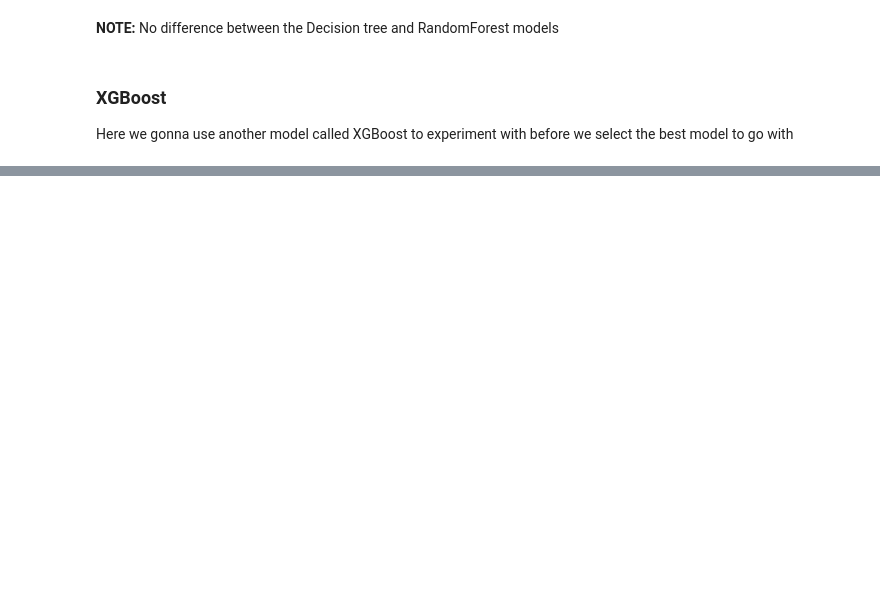
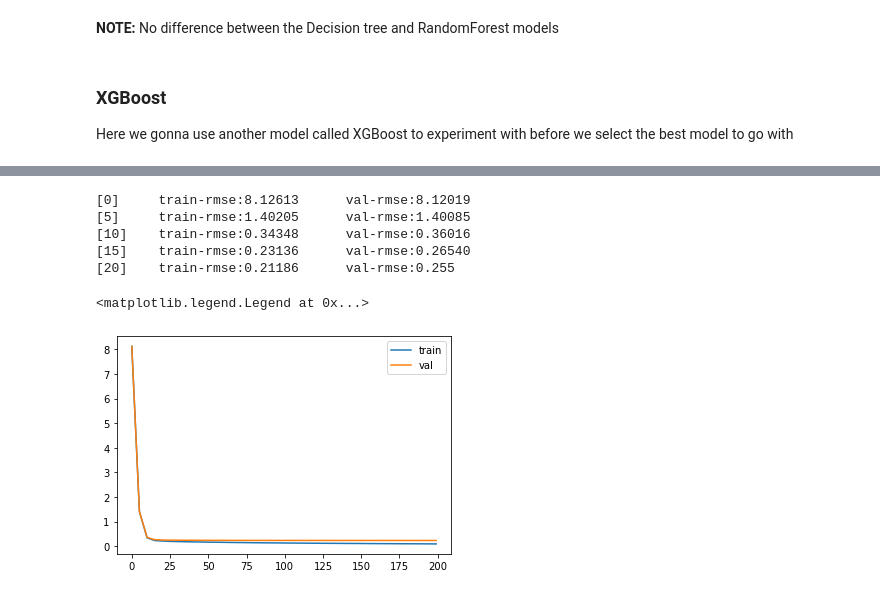
Before and after one commit to DeleMike/house_pricing, a Jupyter notebook: house_pricing.ipynb, the cells around one changed output, grey strips where cells are left out. Drawn from its saved outputs; the diff is of its cells as text; code cells hidden in the pictures; blank space fills up the shorter version.

```diff
--- a/house_pricing.ipynb
+++ b/house_pricing.ipynb
@@ -899,4 +884,4 @@ for d in [5, 10, 15]:
 # %%
-columns = ['max_depth', 'n_estimators', 'rmse']
-df_scores = pd.DataFrame(scores, columns=columns)
+# columns = ['max_depth', 'n_estimators', 'rmse']
+# df_scores = pd.DataFrame(scores, columns=columns)
 # %%
@@ -932,4 +914,4 @@ for s in [1, 3, 5, 10, 50]:
 # %%
-columns = ['min_samples_leaf', 'n_estimators', 'rmse']
-df_scores = pd.DataFrame(scores, columns=columns)
+# columns = ['min_samples_leaf', 'n_estimators', 'rmse']
+# df_scores = pd.DataFrame(scores, columns=columns)
 # %%
@@ -983,0 +1012,33 @@ ValueError: feature_names must be string, and may not contain [, ] or <
+# %%
+print(s[:200])
+# %% [output]
+[0]     train-rmse:8.12613      val-rmse:8.12019
+[5]     train-rmse:1.40205      val-rmse:1.40085
+[10]    train-rmse:0.34348      val-rmse:0.36016
+[15]    train-rmse:0.23136      val-rmse:0.26540
+[20]    train-rmse:0.21186      val-rmse:0.255
+# %%
+def parse_xgb_output(output):
+    results = []
+
+    for line in output.stdout.strip().split('\n'):
+        it_line, train_line, val_line = line.split('\t')
+
+        it = int(it_line.strip('[]'))
+        train = float(train_line.split(':')[1])
+        val = float(val_line.split(':')[1])
+
+        results.append((it, train, val))
+
+    columns = ['num_iter', 'train_rmse', 'val_rmse']
+    df_results = pd.DataFrame(results, columns=columns)
+    return df_results
+# %%
+df_score = parse_xgb_output(output)
+# %%
+plt.plot(df_score.num_iter, df_score.train_rmse, label='train')
+plt.plot(df_score.num_iter, df_score.val_rmse, label='val')
+plt.legend()
+# %% [output]
+<matplotlib.legend.Legend at 0x...>
+[figure, added]
```
Also changed, not shown: parts of 115 cells of this notebook, 1 other file.
